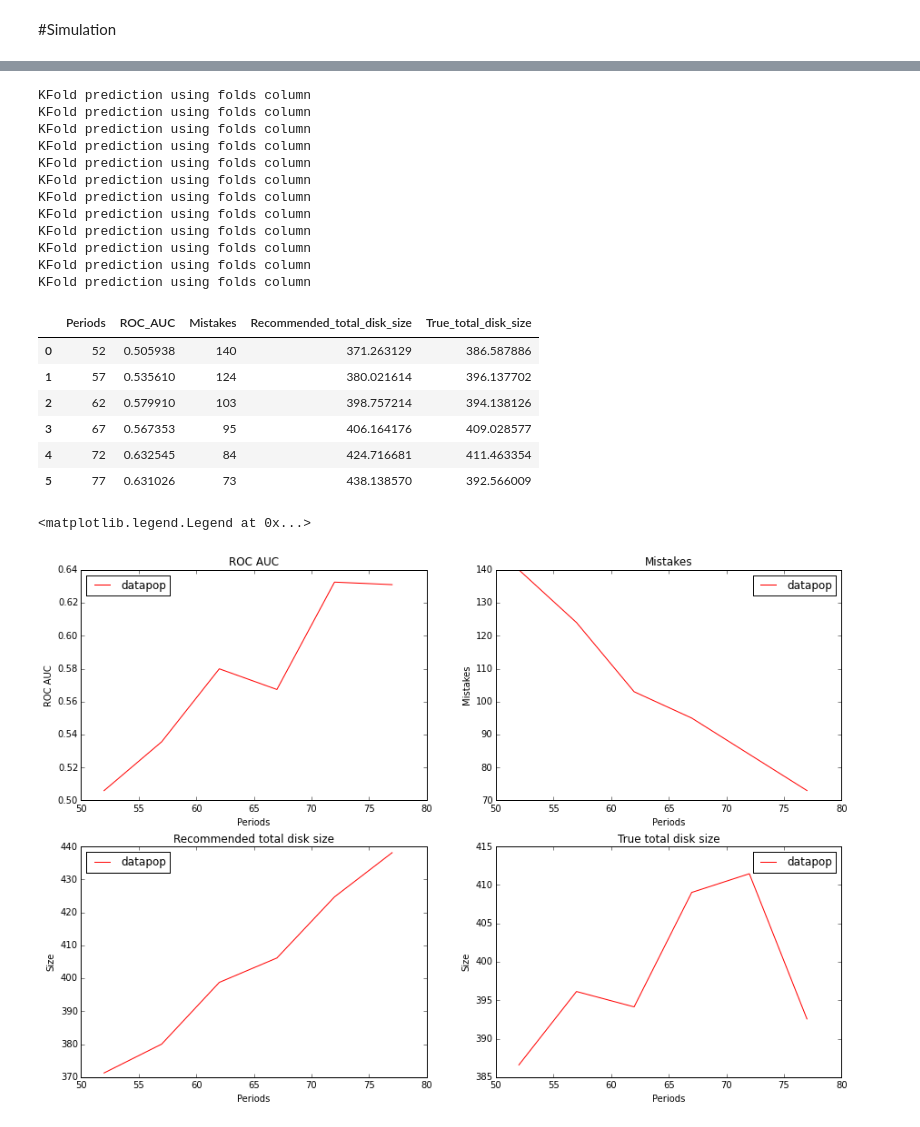
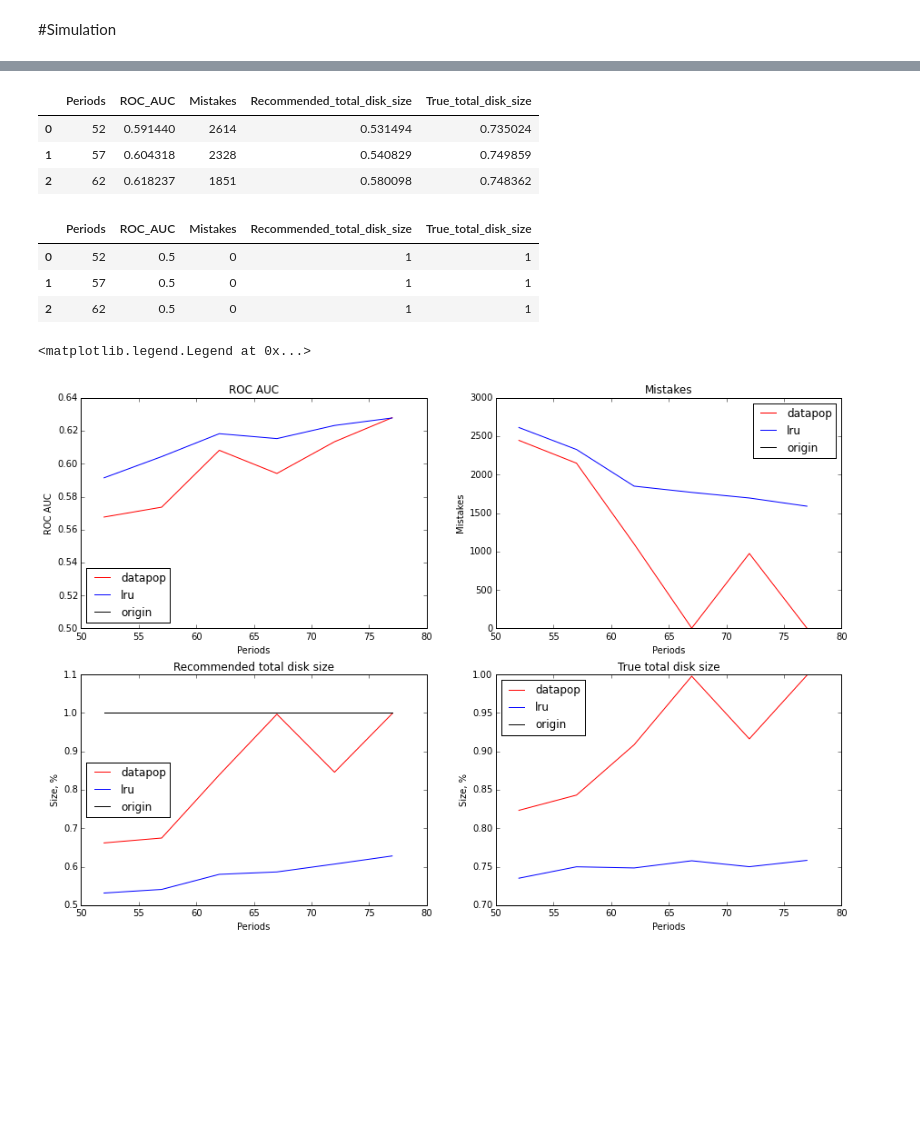
Before and after one commit to yandexdataschool/DataPopularity, a Jupyter notebook: howto/LHCb_RecommendationSystem.ipynb, the cells around one changed output, grey strips where cells are left out. Cells and saved outputs as stored; diff of their text form; code cells hidden in the pictures; blank space fills up the shorter version.

```diff
--- a/howto/LHCb_RecommendationSystem.ipynb
+++ b/howto/LHCb_RecommendationSystem.ipynb
@@ -13,6 +13,7 @@ lhcb_data.irow(range(0,3))
 | 2 | /LHCb/Collision10/Beam3500GeV-Vel... | /LHCb/Collision10 | /RealData/Reco08/Stripping14 | CALIBRATION.DST | 1 | 104607 | 355 | 1.370105 | 355 | ... |
 3 rows × 124 columns
 # %%
-test_data = lhcb_data.irow(np.random.choice(lhcb_data.index, 500))
+#test_data = lhcb_data.irow(np.random.choice(lhcb_data.index, 1000))
+test_data = lhcb_data
 test_data.shape
 # %% [output]
@@ -38,3 +39,0 @@ rs._report2(preprocessed_data).irow(range(0,5))
-# %%
-test_data = lhcb_data.irow(np.random.choice(lhcb_data.index, 1000))
-test_data.shape
@@ -95,30 +76,9 @@ per.get_total_size(report=period_report, period_data=period_data)
 # %%
-from datapop.LHCb import LHCbSimulator
-sim = LHCbSimulator(data=test_data,\
+from datapop.LHCb import LRU
+lru = LRU(forecast_horizont=26, class_abs_thresholds=1)
+
+sim_lru = LHCbSimulator(data=test_data,\
                    begin=52, step=5,\
-                   recommendation_system=rs)
+                   recommendation_system=lru)
+
+simulation_lru = sim_lru.simulation_report()
-# %%
-simulation_report = sim.simulation_report()
-# %% [output]
-KFold prediction using folds column
-KFold prediction using folds column
-KFold prediction using folds column
-KFold prediction using folds column
-KFold prediction using folds column
-KFold prediction using folds column
-KFold prediction using folds column
-KFold prediction using folds column
-KFold prediction using folds column
-KFold prediction using folds column
-KFold prediction using folds column
-KFold prediction using folds column
-# %%
-simulation_report
-# %% [output]
-|  | Periods | ROC_AUC | Mistakes | Recommended_total_disk_size | True_total_disk_size |
-| 0 | 52 | 0.505938 | 140 | 371.263129 | 386.587886 |
-| 1 | 57 | 0.535610 | 124 | 380.021614 | 396.137702 |
-| 2 | 62 | 0.579910 | 103 | 398.757214 | 394.138126 |
-| 3 | 67 | 0.567353 | 95 | 406.164176 | 409.028577 |
-| 4 | 72 | 0.632545 | 84 | 424.716681 | 411.463354 |
-| 5 | 77 | 0.631026 | 73 | 438.138570 | 392.566009 |
@@ -127,34 +85,67 @@ dp = simulation_report
+# %%
+simulation_lru.irow(range(0,3))
+# %% [output]
+|  | Periods | ROC_AUC | Mistakes | Recommended_total_disk_size | True_total_disk_size |
+| 0 | 52 | 0.591440 | 2614 | 0.531494 | 0.735024 |
+| 1 | 57 | 0.604318 | 2328 | 0.540829 | 0.749859 |
+| 2 | 62 | 0.618237 | 1851 | 0.580098 | 0.748362 |
+# %%
+from datapop.LHCb import Origin
+origin = Origin(forecast_horizont=26, class_abs_thresholds=1)
+
+sim_origin = LHCbSimulator(data=test_data,\
+                   begin=52, step=5,\
+                   recommendation_system=origin)
+
+simulation_origin = sim_origin.simulation_report()
+# %%
+simulation_origin.irow(range(0,3))
+# %% [output]
+|  | Periods | ROC_AUC | Mistakes | Recommended_total_disk_size | True_total_disk_size |
+| 0 | 52 | 0.5 | 0 | 1 | 1 |
+| 1 | 57 | 0.5 | 0 | 1 | 1 |
+| 2 | 62 | 0.5 | 0 | 1 | 1 |
 # %%
 plt.figure(figsize=(15, 10))
 
 plt.subplot(2,2,1)
 dp = simulation_report
+lr = simulation_lru
+orig = simulation_origin
 plt.plot(dp.Periods, dp.ROC_AUC, label='datapop', c='r')
+plt.plot(lr.Periods, lr.ROC_AUC, label='lru', c='b')
+plt.plot(orig.Periods, orig.ROC_AUC, label='origin', c='0')
 plt.title('ROC AUC')
 plt.xlabel('Periods')
 plt.ylabel('ROC AUC')
 plt.legend(loc='best')
 
 plt.subplot(2,2,2)
 plt.plot(dp.Periods, dp.Mistakes, label='datapop', c='r')
+plt.plot(lr.Periods, lr.Mistakes, label='lru', c='b')
+plt.plot(orig.Periods, orig.Mistakes, label='origin', c='0')
 plt.title('Mistakes')
 plt.xlabel('Periods')
 plt.ylabel('Mistakes')
 plt.legend(loc='best')
 
 plt.subplot(2,2,3)
 plt.plot(dp.Periods, dp.Recommended_total_disk_size, label='datapop', c='r')
+plt.plot(lr.Periods, lr.Recommended_total_disk_size, label='lru', c='b')
+plt.plot(orig.Periods, orig.Recommended_total_disk_size, label='origin', c='0')
 plt.title('Recommended total disk size')
 plt.xlabel('Periods')
-plt.ylabel('Size')
+plt.ylabel('Size, %')
 plt.legend(loc='best')
 
 plt.subplot(2,2,4)
 plt.plot(dp.Periods, dp.True_total_disk_size, label='datapop', c='r')
+plt.plot(lr.Periods, lr.True_total_disk_size, label='lru', c='b')
+plt.plot(orig.Periods, orig.True_total_disk_size, label='origin', c='0')
 plt.title('True total disk size')
 plt.xlabel('Periods')
-plt.ylabel('Size')
+plt.ylabel('Size, %')
 plt.legend(loc='best')
 # %% [output]
 <matplotlib.legend.Legend at 0x...>
-[figure, old version]
+[figure, new version]
```
Also changed, not shown: parts of 23 cells of this notebook, 13 other files.
